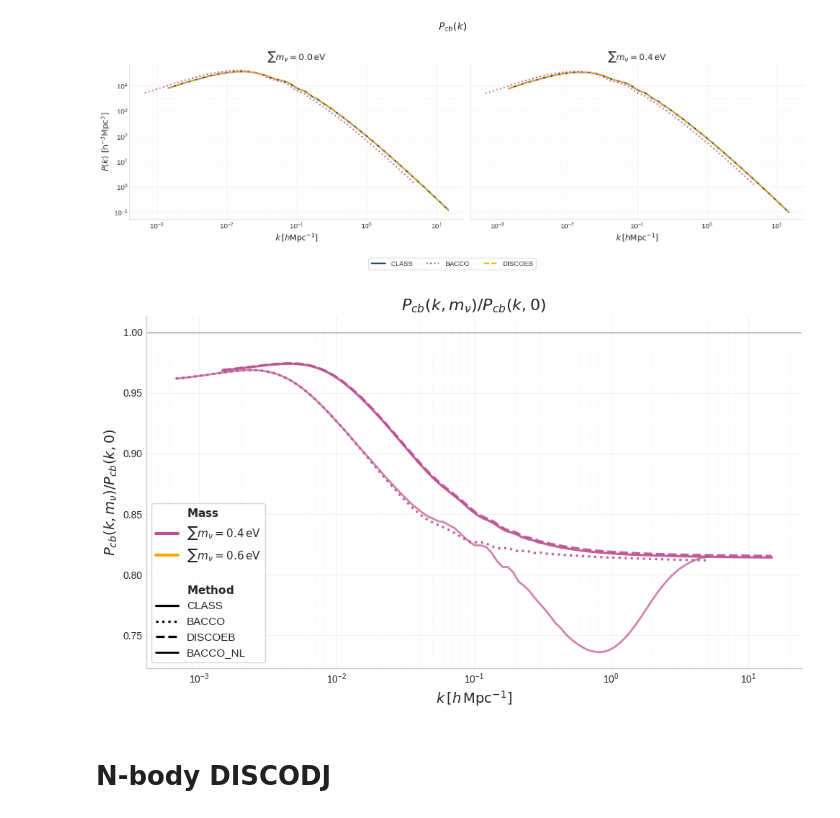
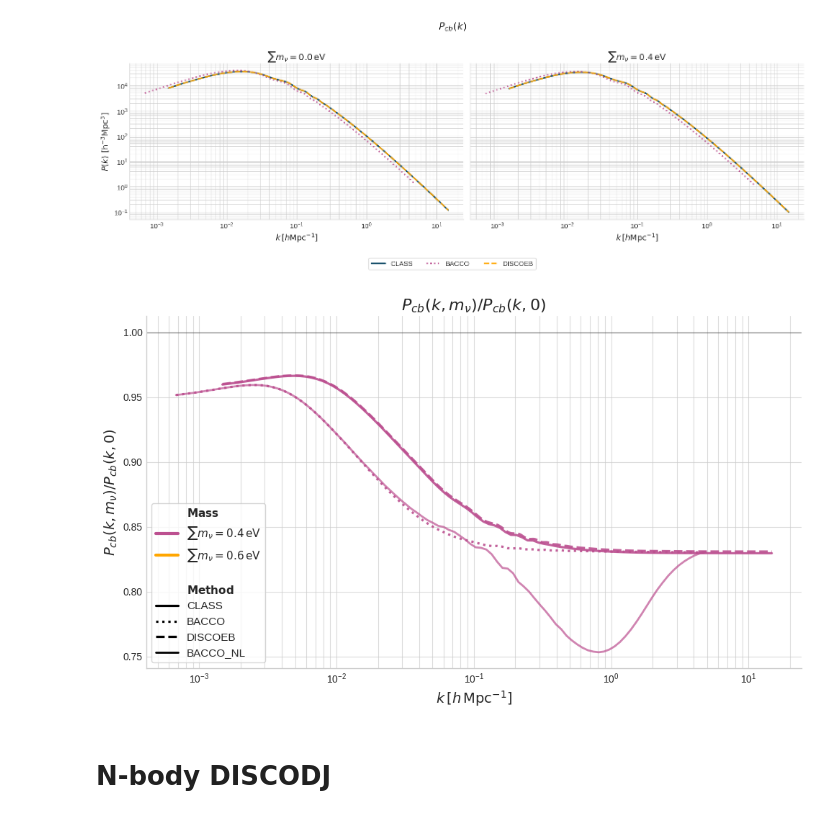
Before and after one commit to Xantyos13/DISCO-DJ, a Jupyter notebook: Neutrinos/disco_dj_3d_neutrinos.ipynb, the cells around one changed output. Cells and saved outputs as stored; diff of their text form; code cells hidden in the pictures.

```diff
--- a/Neutrinos/disco_dj_3d_neutrinos.ipynb
+++ b/Neutrinos/disco_dj_3d_neutrinos.ipynb
@@ -167,7 +172,7 @@ for mass in masses:
 
     #Modify the param for the massive neutrinos
     pars['neutrino_mass'] = mass
-    pars['omega_cold'] = Omegac - Omega_nu(mass,h)
+    pars['omega_cold'] = Omegac #- Omega_nu(mass,h)
 
     # Computation of Linear spectra for massive
     k_lin, pk_lin = emulator.get_linear_pk(
@@ -323,7 +328,7 @@ for sum_masses in [0.4]:
         'N_ncdm': 1,
         'deg_ncdm': 1,
         'm_ncdm': sum_masses,
-        'Omega_cdm': Omegac-Omega_nu(sum_masses,h),
+        'Omega_cdm': Omegac, # -Omega_nu(sum_masses,h),
         'N_ur': 2.046
     })
 
@@ -561,8 +566,8 @@ for ax, mass in zip(axes, masses):
         fontsize=14
     )
 
-    ax.grid(True, which="major", linestyle="-", alpha=0.25)
-    ax.grid(True, which="minor", linestyle=":", alpha=0.15)
+    ax.grid(True, which="both", linestyle="-", alpha=0.7)
+
 
     ax.spines["top"].set_visible(False)
     ax.spines["right"].set_visible(False)
@@ -718,8 +723,8 @@ ax.axhline(
     alpha=0.4
 )
 
-ax.grid(True, which="major", alpha=0.25)
-ax.grid(True, which="minor", linestyle=":", alpha=0.15)
+ax.grid(True, which="both", alpha=0.7)
+
 
 ax.spines["top"].set_visible(False)
 ax.spines["right"].set_visible(False)
@@ -745,34 +750,34 @@ method_handles = [
         ls=method_styles[m]["ls"],
         lw=method_styles[m]["lw"],
         label=m
     )
     for m in method_styles
 ]
 
 combined_handles = [
     Line2D([], [], color='none', label=r"$\bf{Mass}$"),
     *mass_handles,
     Line2D([], [], color='none', label=""),
     Line2D([], [], color='none', label=r"$\bf{Method}$"),
     *method_handles,
 ]
 
 ax.legend(
     handles=combined_handles,
     loc="lower left",
     fontsize=11,
     frameon=True,
 )
 
 ax.set_title(
     r"$P_{cb}(k,m_\nu)/P_{cb}(k,0)$",
     fontsize=16
 )
 
 plt.tight_layout()
 plt.show()
 # %% [output]
-[figure, old version]
+[figure, new version]
 # %% [markdown]
 # N-body DISCODJ
 # %% [markdown]
```
Also changed, not shown: parts of 14 cells of this notebook, 15 other files.
